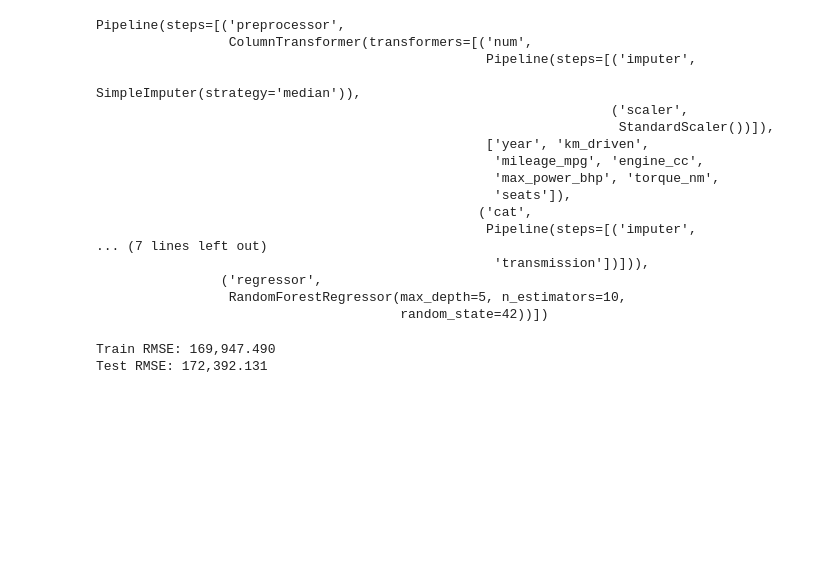
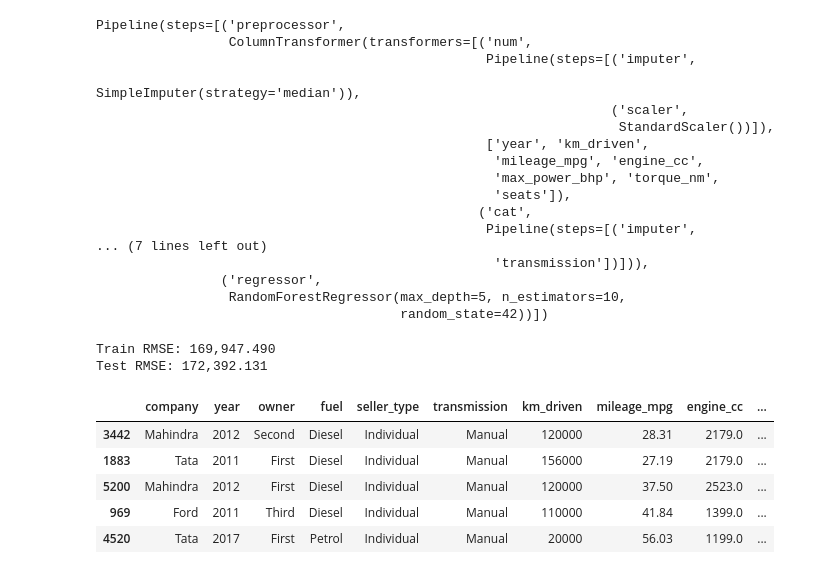
Before and after one commit to Ganaik2004/FastApi-Project, a Jupyter notebook: notebook/sample.ipynb, the cells around one changed output. Cells and saved outputs as stored; diff of their text form; code cells hidden in the pictures; blank space fills up the shorter version.

```diff
--- a/notebook/sample.ipynb
+++ b/notebook/sample.ipynb
@@ -168,3 +168,12 @@ print(f'Test RMSE: {test_rmse:,.3f}')
 # %% [output]
 Train RMSE: 169,947.490
 Test RMSE: 172,392.131
+# %%
+X_train.head()
+# %% [output]
+|  | company | year | owner | fuel | seller_type | transmission | km_driven | mileage_mpg | engine_cc | ... |
+| 3442 | Mahindra | 2012 | Second | Diesel | Individual | Manual | 120000 | 28.31 | 2179.0 | ... |
+| 1883 | Tata | 2011 | First | Diesel | Individual | Manual | 156000 | 27.19 | 2179.0 | ... |
+| 5200 | Mahindra | 2012 | First | Diesel | Individual | Manual | 120000 | 37.50 | 2523.0 | ... |
+| 969 | Ford | 2011 | Third | Diesel | Individual | Manual | 110000 | 41.84 | 1399.0 | ... |
+| 4520 | Tata | 2017 | First | Petrol | Individual | Manual | 20000 | 56.03 | 1199.0 | ... |
```
Also changed, not shown: parts of 1 cell of this notebook, 1 other file.
